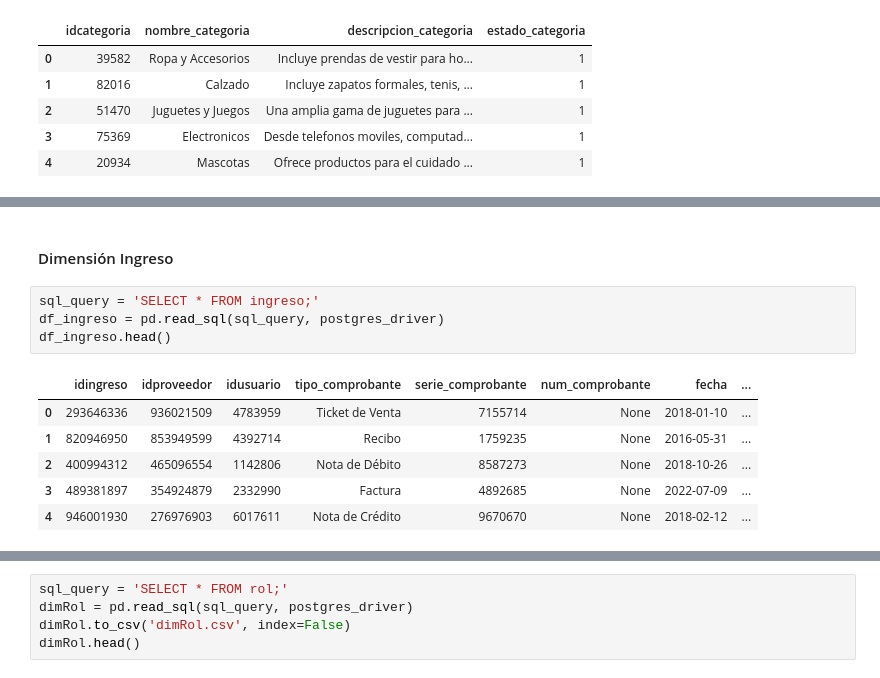
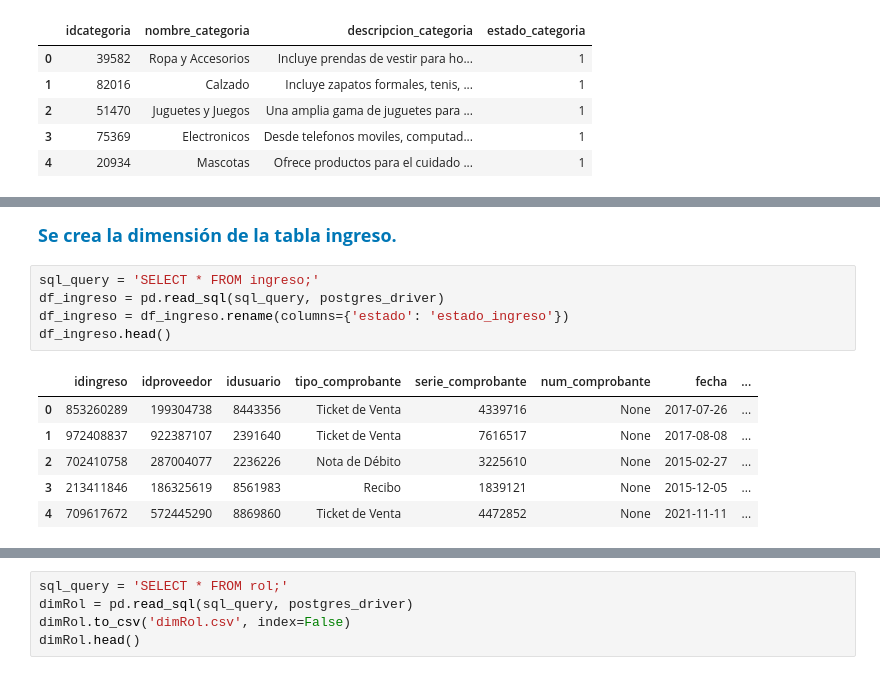
Before and after one commit to luistunag/Proyecto_Final, a Jupyter notebook: Data_Warehouse.ipynb, the cells around one changed output, grey strips where cells are left out. Cells and saved outputs as stored; diff of their text form.

```diff
--- a/Data_Warehouse.ipynb
+++ b/Data_Warehouse.ipynb
@@ -170,17 +178,18 @@ dimVenta.head()
 5 rows × 23 columns
 # %% [markdown]
-#### Dimensión Ingreso
+<span style="font-family: Arial; color: #0077b6; font-size: 18px; font-weight: bold;">Se crea la dimensión de la tabla ingreso.</span>
 # %%
 sql_query = 'SELECT * FROM ingreso;'
 df_ingreso = pd.read_sql(sql_query, postgres_driver)
+df_ingreso = df_ingreso.rename(columns={'estado': 'estado_ingreso'})
 df_ingreso.head()
 # %% [output]
 |  | idingreso | idproveedor | idusuario | tipo_comprobante | serie_comprobante | num_comprobante | fecha | ... |
-| 0 | 293646336 | 936021509 | 4783959 | Ticket de Venta | 7155714 | None | 2018-01-10 | ... |
-| 1 | 820946950 | 853949599 | 4392714 | Recibo | 1759235 | None | 2016-05-31 | ... |
-| 2 | 400994312 | 465096554 | 1142806 | Nota de Débito | 8587273 | None | 2018-10-26 | ... |
-| 3 | 489381897 | 354924879 | 2332990 | Factura | 4892685 | None | 2022-07-09 | ... |
-| 4 | 946001930 | 276976903 | 6017611 | Nota de Crédito | 9670670 | None | 2018-02-12 | ... |
+| 0 | 853260289 | 199304738 | 8443356 | Ticket de Venta | 4339716 | None | 2017-07-26 | ... |
+| 1 | 972408837 | 922387107 | 2391640 | Ticket de Venta | 7616517 | None | 2017-08-08 | ... |
+| 2 | 702410758 | 287004077 | 2236226 | Nota de Débito | 3225610 | None | 2015-02-27 | ... |
+| 3 | 213411846 | 186325619 | 8561983 | Recibo | 1839121 | None | 2015-12-05 | ... |
+| 4 | 709617672 | 572445290 | 8869860 | Ticket de Venta | 4472852 | None | 2021-11-11 | ... |
 # %%
 sql_query = 'SELECT * FROM persona;'
 df_proveedor = pd.read_sql(sql_query, postgres_driver)
```
Also changed, not shown: parts of 42 cells of this notebook.
